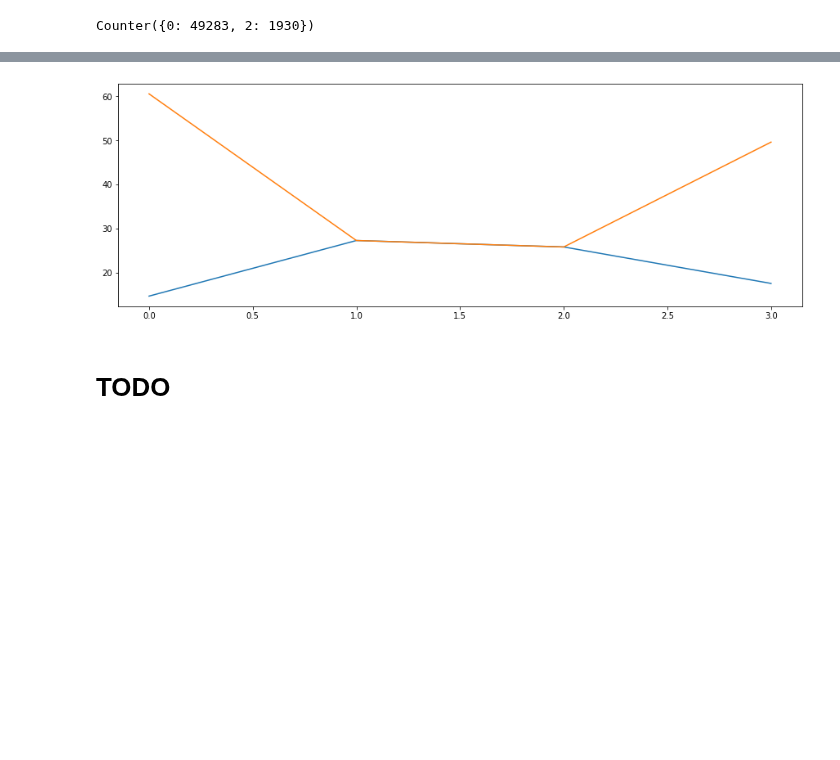
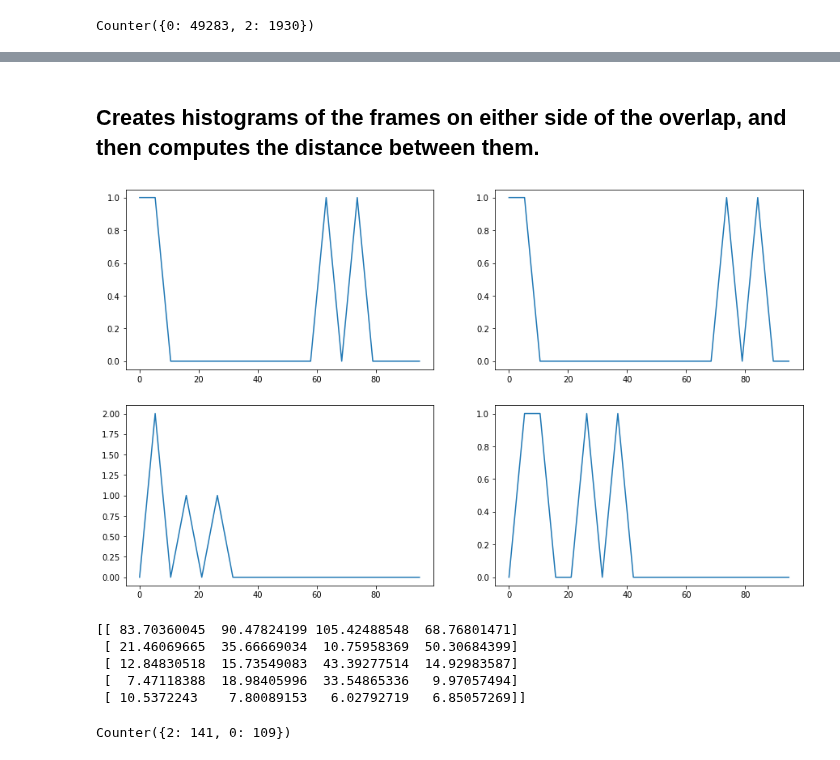
Before and after one commit to ASpraggin/FishTracking, a Jupyter notebook: fishTracking.ipynb, the cells around one changed output, grey strips where cells are left out. Saved outputs shown, nothing was run; the diff lists cells and outputs as text; code cells hidden in the pictures; blank space fills up the shorter version.

```diff
--- a/fishTracking.ipynb
+++ b/fishTracking.ipynb
@@ -246,11 +236,54 @@ plt.show()
-# %%
-plt.figure(figsize=(15,5))
-plt.plot(fishQuadDistance1[135:139,1]+fishQuadDistance1[135:139,0],label='diagonal')
-plt.plot(fishQuadDistance1[135:139,2]+fishQuadDistance1[135:139,3],label='offdiagonal')
-#for i in range(136,138):
-#    plt.axvline(x=nonOverlappingRange[i][1],linewidth=.1)
-plt.show()
-# %% [output]
-[figure, removed]
-# %% [markdown]
-# TODO
+# %% [markdown]
+## Creates histograms of the frames on either side of the overlap, and then computes the distance between them.
+# %%
+#plots the histograms at the first 2 nonOverlappingRanges
+plt.figure(figsize=(15,9))
+bins=np.linspace(0,100,20)
+
+plt.subplot(2,2,1)
+distHist=np.histogram(fishQuadDistance1[0:137][0:1],bins=bins)
+plt.plot(distHist[1][:-1],distHist[0])
+
+plt.subplot(2,2,2)
+distHist2=np.histogram(fishQuadDistance1[0:137][2:3],bins=bins)
+plt.plot(distHist2[1][:-1],distHist2[0])
+
+plt.subplot(2,2,3)
+distHist1=np.histogram(fishQuadDistance1[138:204][0:1],bins=bins)
+plt.plot(distHist1[1][:-1],distHist1[0])
+
+plt.subplot(2,2,4)
+distHist3=np.histogram(fishQuadDistance1[138:204][2:3],bins=bins)
+plt.plot(distHist3[1][:-1],distHist3[0])
+
+plt.show()
+# %% [output]
+[figure, added]
+# %%
+distList=[]
+for i in range(len(nonOverlappingRange)-1):
+    distHist=np.histogram(fishQuadDistance1[nonOverlappingRange[i][0]:nonOverlappingRange[i][1]][0:1])
+    distHist1=np.histogram(fishQuadDistance1[nonOverlappingRange[i][0]:nonOverlappingRange[i][1]][2:3])
+    distHist2=np.histogram(fishQuadDistance1[nonOverlappingRange[i+1][0]:nonOverlappingRange[i+1][1]][0:1])
+    distHist3=np.histogram(fishQuadDistance1[nonOverlappingRange[i+1][0]:nonOverlappingRange[i+1][1]][2:3])
+    distList.append([np.linalg.norm(distHist[1]-distHist2[1]),np.linalg.norm(distHist1[1]-distHist3[1]),np.linalg.norm(distHist1[1]-distHist2[1]),np.linalg.norm(distHist[1]-distHist3[1])])
+distList=np.array(distList)
+print(distList[:5])
+# %% [output]
+[[ 83.70360045  90.47824199 105.42488548  68.76801471]
+ [ 21.46069665  35.66669034  10.75958369  50.30684399]
+ [ 12.84830518  15.73549083  43.39277514  14.92983587]
+ [  7.47118388  18.98405996  33.54865336   9.97057494]
+ [ 10.5372243    7.80089153   6.02792719   6.85057269]]
+# %%
+checkList=[]
+for i in range(len(distList)):
+    if np.mean([distList[i][0],distList[i][1]])>np.mean([distList[i][2],distList[i][3]]):
+        checkList.append(0)
+    elif np.mean([distList[i][2],distList[i][3]])<np.mean([distList[i][0],distList[i][1]]):
+        checkList.append(1)
+    else:
+        checkList.append(2)
+print(collections.Counter(checkList))
+# %% [output]
+Counter({2: 141, 0: 109})
```
Also changed, not shown: parts of 19 cells of this notebook, 1 other file.
